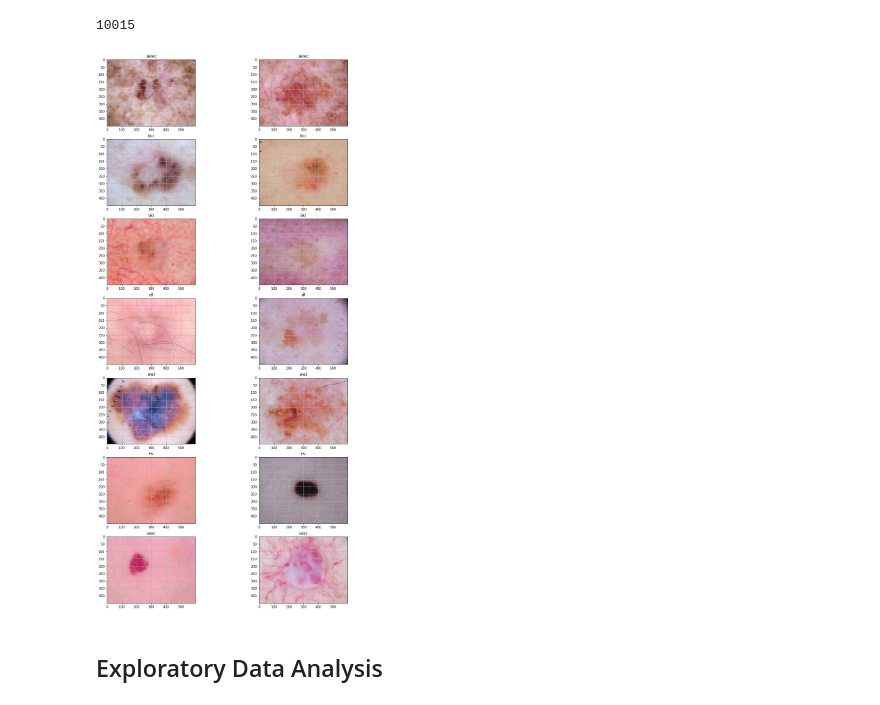
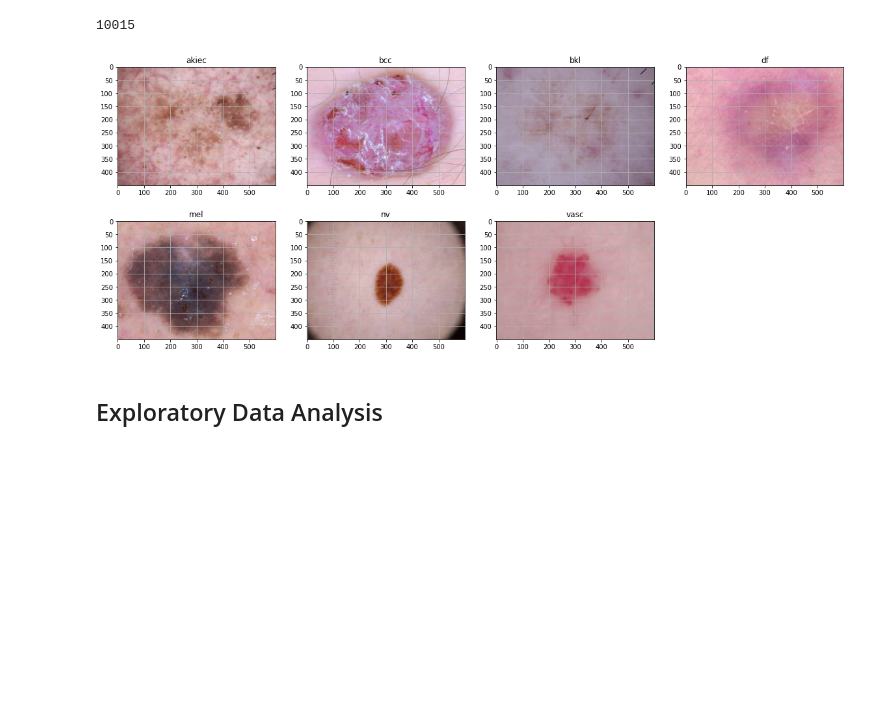
Before and after one commit to muzaffersenkal/ML_Project, a Jupyter notebook: src/02-DataUnderstanding.ipynb, the cells around one changed output. Cells and saved outputs as stored; diff of their text form; code cells hidden in the pictures; blank space fills up the shorter version.

```diff
--- a/src/02-DataUnderstanding.ipynb
+++ b/src/02-DataUnderstanding.ipynb
@@ -101,24 +101,24 @@ The number of skin images:
 # %%
 ## images
 
-df_sample = df.groupby('dx').apply(lambda x: x.sample(2)).reset_index(drop=True)
+df_sample = df.groupby('dx').apply(lambda x: x.sample(1)).reset_index(drop=True)
 
 ## plotting
 
-fig = plt.figure(figsize=(15, 30))
-columns = 2
-rows = 7
-for i in range(1, columns*rows +1):
+fig = plt.figure(figsize=(20, 8))
+columns = 4
+rows = 2
+for i in range(1, 8):
     image = Image.open(im_dir+df_sample.loc[i-1,"image_id"]+".jpg") # read an image
     fig.add_subplot(rows, columns, i)
     plt.title(df_sample.loc[i-1,"dx"])
     plt.imshow(image)
     plt.grid(None) # remove grid
 
 plt.savefig('../graphs/skin_images_glimpse.png')
 plt.show()
 # %% [output]
-[figure, old version]
+[figure, new version]
 # %% [markdown]
 ## Exploratory Data Analysis
 # %% [markdown]
```
Also changed, not shown: 10 other files.
